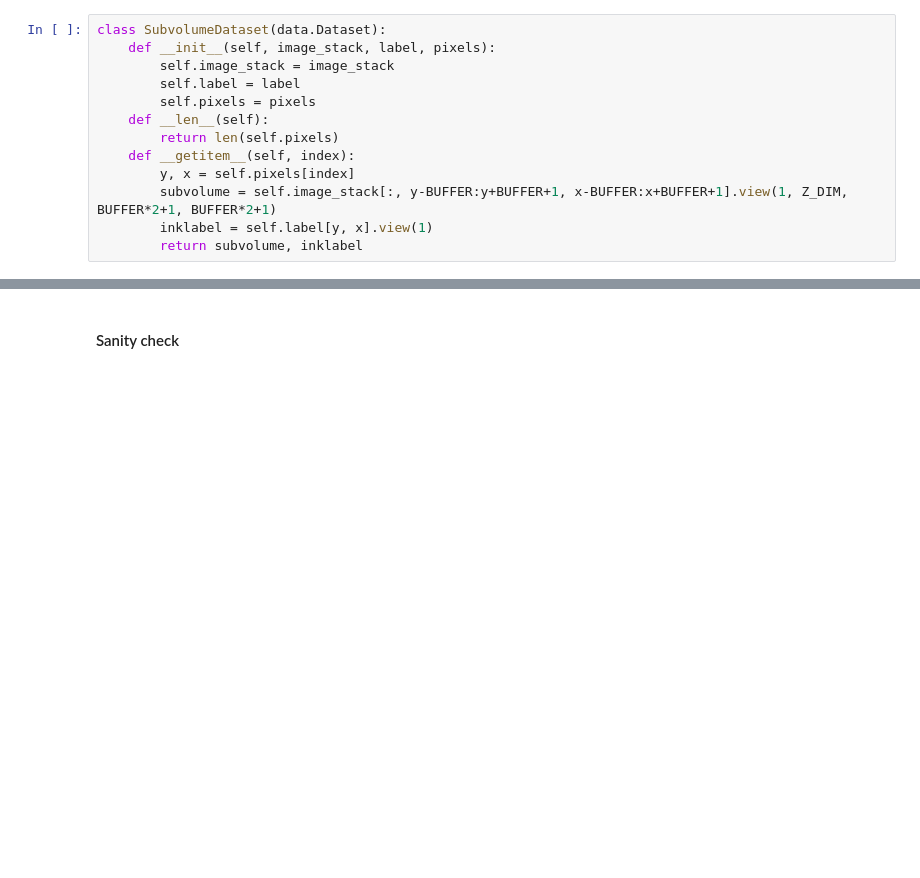
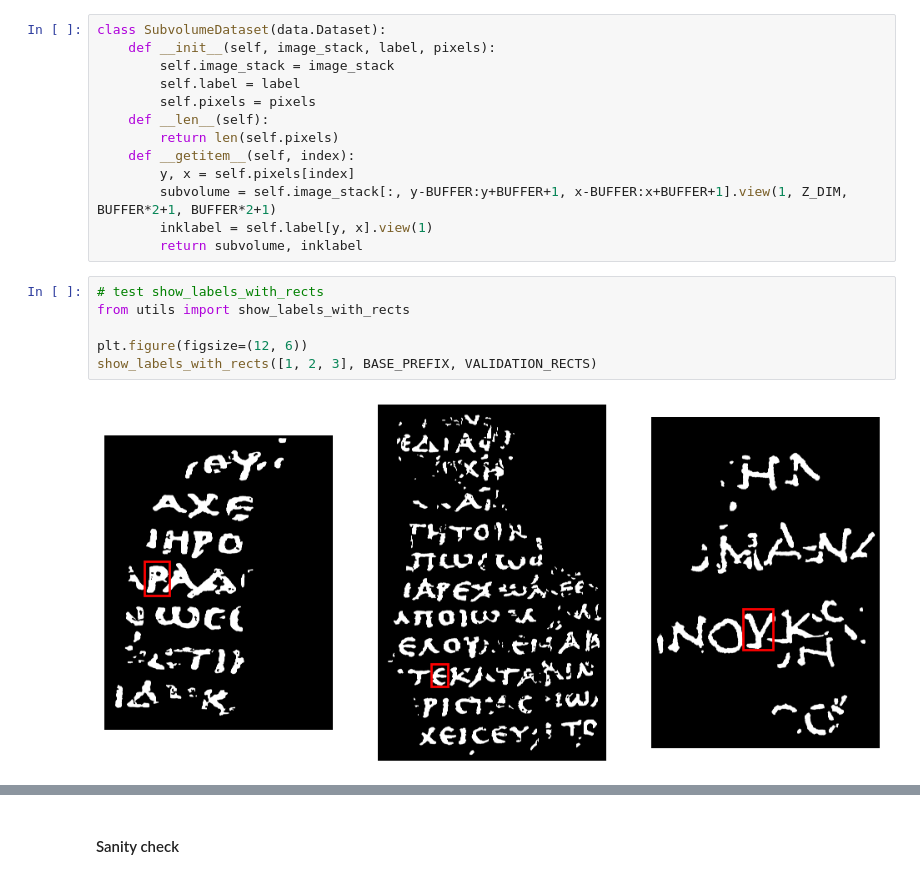
Before and after one commit to allispaul/scrolls, a Jupyter notebook: all_fragments_validation.ipynb, the cells around one changed output, grey strips where cells are left out. Drawn from its saved outputs; the diff is of its cells as text; blank space fills up the shorter version.

```diff
--- a/all_fragments_validation.ipynb
+++ b/all_fragments_validation.ipynb
@@ -58,3 +63,11 @@ class SubvolumeDataset(data.Dataset):
         subvolume = self.image_stack[:, y-BUFFER:y+BUFFER+1, x-BUFFER:x+BUFFER+1].view(1, Z_DIM, BUFFER*2+1, BUFFER*2+1)
         inklabel = self.label[y, x].view(1)
         return subvolume, inklabel
+# %%
+# test show_labels_with_rects
+from utils import show_labels_with_rects
+
+plt.figure(figsize=(12, 6))
+show_labels_with_rects([1, 2, 3], BASE_PREFIX, VALIDATION_RECTS)
+# %% [output]
+[figure, added]
```
Also changed, not shown: parts of 21 cells of this notebook, 1 other file.
